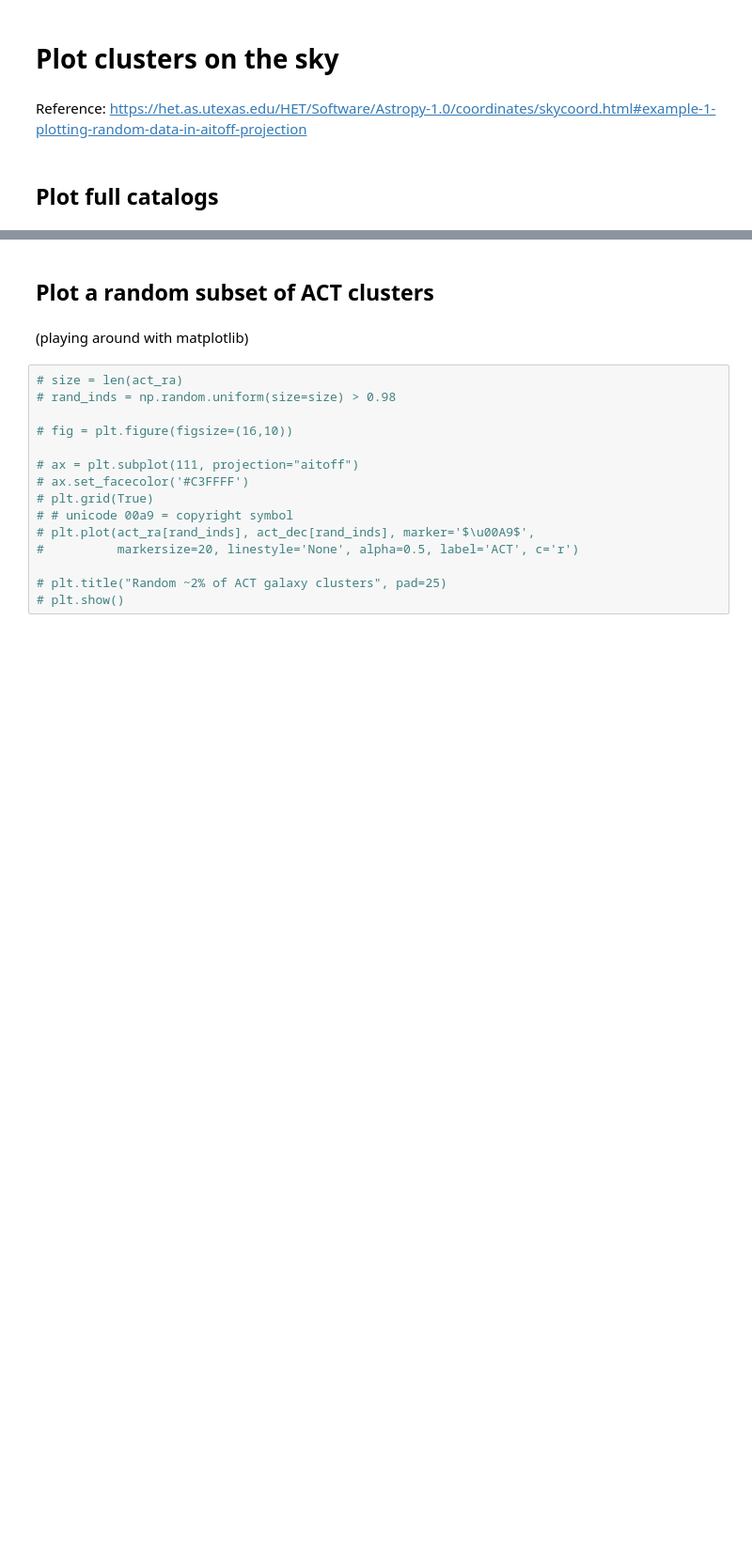
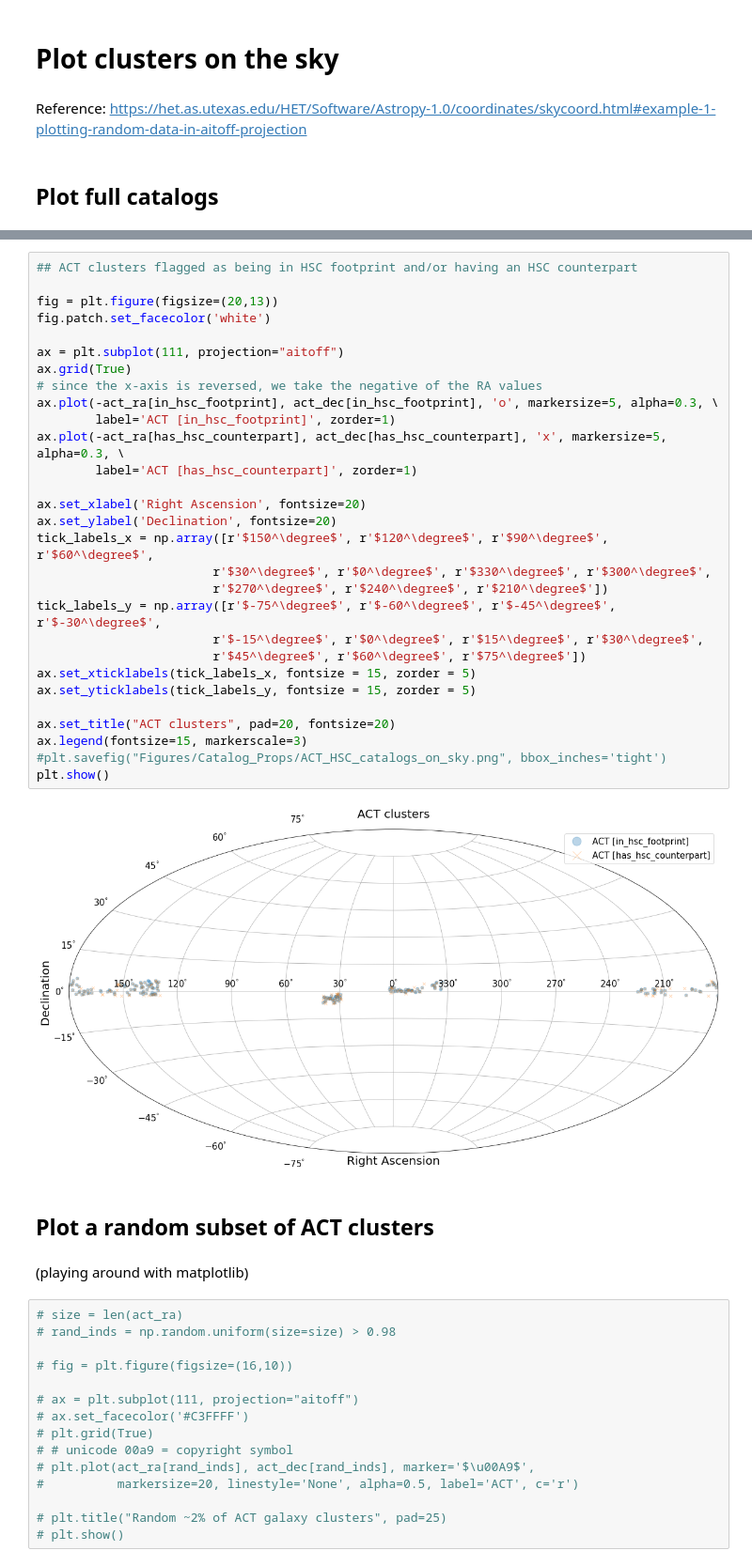
Before and after one commit to Jupiter1994/hsc-miscentering, a Jupyter notebook: HSC_ACT_Offset_Distribution.ipynb, the cells around one changed output, grey strips where cells are left out. Shown at 94% size. Drawn from its saved outputs; the diff is of its cells as text; blank space fills up the shorter version.

Commit message:
plotted HSC footprint+matched ACT clusters

```diff
--- a/HSC_ACT_Offset_Distribution.ipynb
+++ b/HSC_ACT_Offset_Distribution.ipynb
@@ -1321,3 +1321,34 @@ plt.show()
+# %%
+## ACT clusters flagged as being in HSC footprint and/or having an HSC counterpart
+
+fig = plt.figure(figsize=(20,13))
+fig.patch.set_facecolor('white')
+
+ax = plt.subplot(111, projection="aitoff")
+ax.grid(True)
+# since the x-axis is reversed, we take the negative of the RA values
+ax.plot(-act_ra[in_hsc_footprint], act_dec[in_hsc_footprint], 'o', markersize=5, alpha=0.3, \
+        label='ACT [in_hsc_footprint]', zorder=1)
+ax.plot(-act_ra[has_hsc_counterpart], act_dec[has_hsc_counterpart], 'x', markersize=5, alpha=0.3, \
+        label='ACT [has_hsc_counterpart]', zorder=1)
+
+ax.set_xlabel('Right Ascension', fontsize=20)
+ax.set_ylabel('Declination', fontsize=20)
+tick_labels_x = np.array([r'$150^\degree$', r'$120^\degree$', r'$90^\degree$', r'$60^\degree$',
+                        r'$30^\degree$', r'$0^\degree$', r'$330^\degree$', r'$300^\degree$',
+                        r'$270^\degree$', r'$240^\degree$', r'$210^\degree$'])
+tick_labels_y = np.array([r'$-75^\degree$', r'$-60^\degree$', r'$-45^\degree$', r'$-30^\degree$',
+                        r'$-15^\degree$', r'$0^\degree$', r'$15^\degree$', r'$30^\degree$',
+                        r'$45^\degree$', r'$60^\degree$', r'$75^\degree$'])
+ax.set_xticklabels(tick_labels_x, fontsize = 15, zorder = 5)
+ax.set_yticklabels(tick_labels_y, fontsize = 15, zorder = 5)
+
+ax.set_title("ACT clusters", pad=20, fontsize=20)
+ax.legend(fontsize=15, markerscale=3)
+#plt.savefig("Figures/Catalog_Props/ACT_HSC_catalogs_on_sky.png", bbox_inches='tight')
+plt.show()
+# %% [output]
+[figure, added]
 # %% [markdown]
 ## Plot a random subset of ACT clusters
 # %% [markdown]
```
Also changed, not shown: parts of 20 cells of this notebook.
